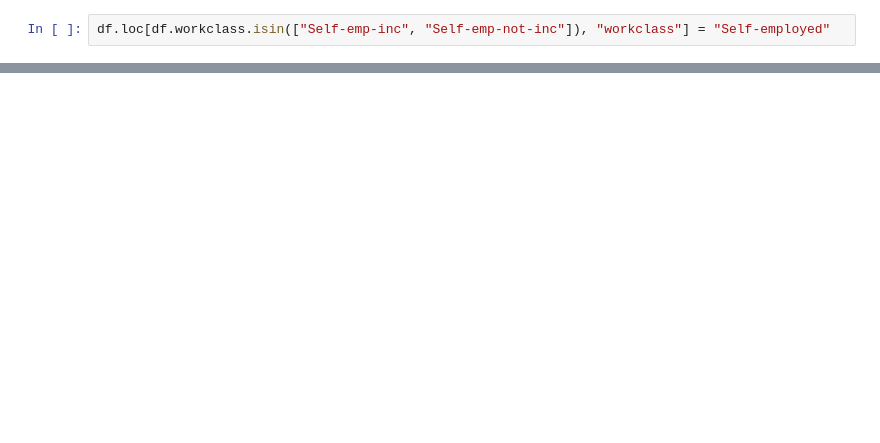
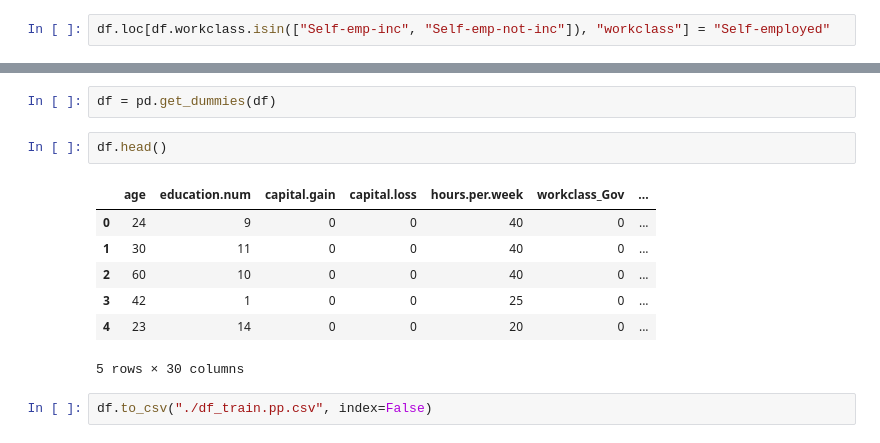
Before and after one commit to invegat/Project2, a Jupyter notebook: adult.ipynb, the cells around one changed output, grey strips where cells are left out. Cells and saved outputs as stored; diff of their text form; blank space fills up the shorter version.

```diff
--- a/adult.ipynb
+++ b/adult.ipynb
@@ -75,0 +104,14 @@ df.tail()
+# %%
+df = pd.get_dummies(df)
+# %%
+df.head()
+# %% [output]
+|  | age | education.num | capital.gain | capital.loss | hours.per.week | workclass_Gov | ... |
+| 0 | 24 | 9 | 0 | 0 | 40 | 0 | ... |
+| 1 | 30 | 11 | 0 | 0 | 40 | 0 | ... |
+| 2 | 60 | 10 | 0 | 0 | 40 | 0 | ... |
+| 3 | 42 | 1 | 0 | 0 | 25 | 0 | ... |
+| 4 | 23 | 14 | 0 | 0 | 20 | 0 | ... |
+5 rows × 30 columns
+# %%
+df.to_csv("./df_train.pp.csv", index=False)
```
Also changed, not shown: parts of 16 cells of this notebook, 2 other files.
